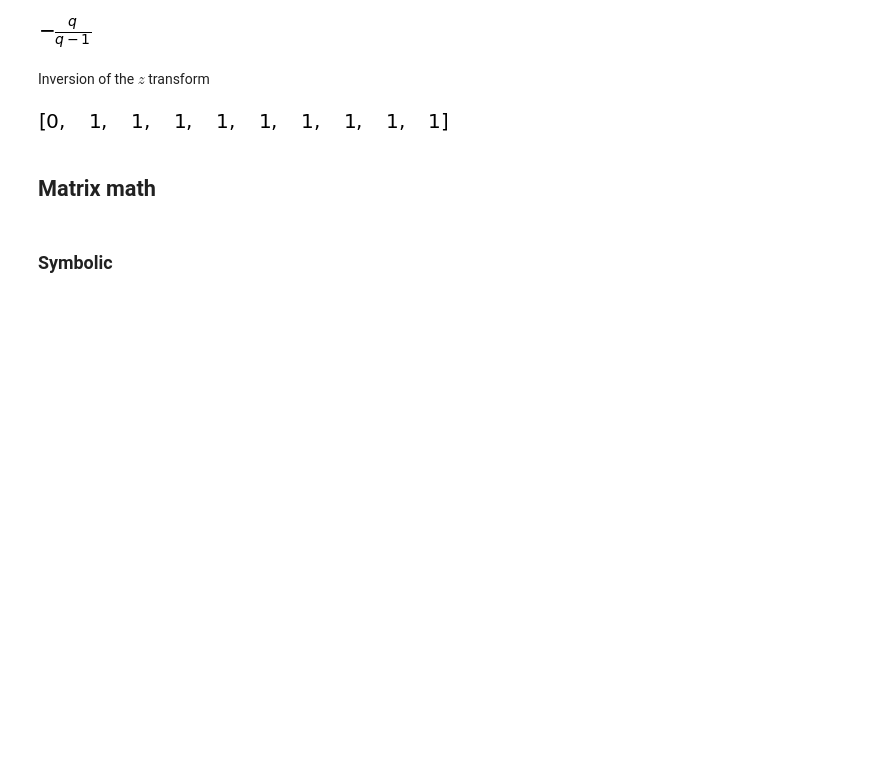
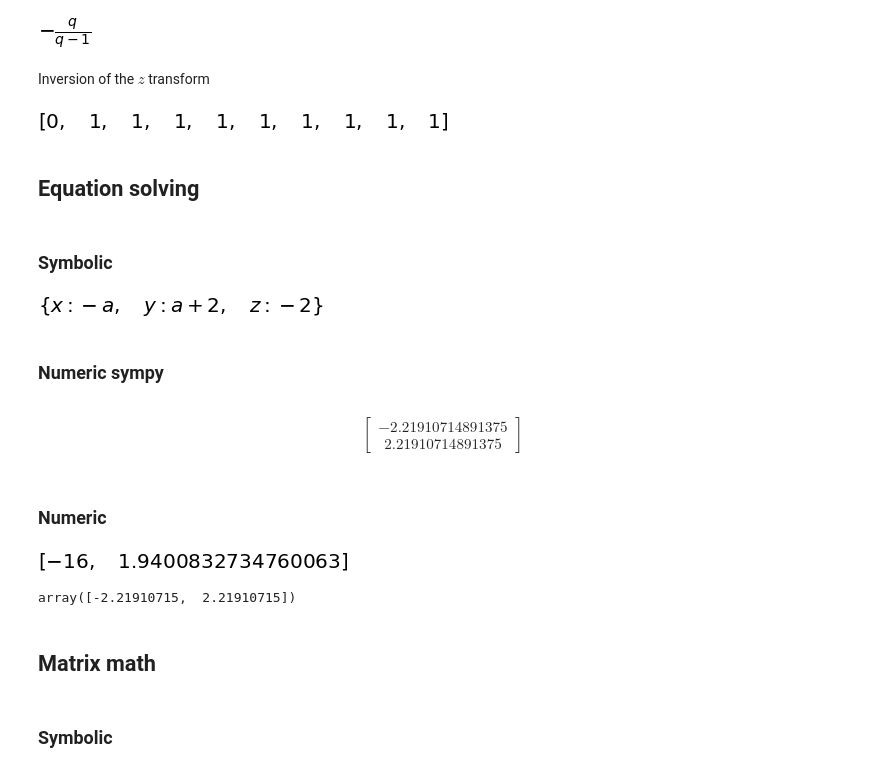
Before and after one commit to alchemyst/Dynamics-and-Control, a Jupyter notebook: 0_Getting_Started/Cheatsheet.ipynb, the cells around one changed output. Saved outputs shown, nothing was run; the diff lists cells and outputs as text; code cells hidden in the pictures; blank space fills up the shorter version.

Commit message:
Add equation solving

```diff
--- a/0_Getting_Started/Cheatsheet.ipynb
+++ b/0_Getting_Started/Cheatsheet.ipynb
@@ -129,3 +137,24 @@ def sampledvalues(fz, N):
 sampledvalues(Gz, 10)
 # %% [output]
 [figure]
+# %% [markdown]
+## Equation solving
+# %% [markdown]
+### Symbolic
+# %%
+x, y, z, a = sympy.symbols('x, y, z, a')
+residuals = [x + y - 2, y + z - a, x + y + z]
+unknowns = [x, y, z]
+sympy.solve(residuals, unknowns)
+# %% [output]
+[figure, added]
+# %% [markdown]
+### Numeric sympy
+# %%
+residuals = [2*x**2 - 2*y**2, sympy.sin(x) + sympy.log(y)]
+unknowns = [x, y]
+sympy.nsolve(residuals, unknowns, [1, 3])
+# %% [output]
+$$\left[\begin{matrix}-2.21910714891375\\2.21910714891375\end{matrix}\right]$$
+# %% [markdown]
+### Numeric
@@ -132,3 +169,11 @@ sampledvalues(Gz, 10)
+# %%
+residuals(starting_point)
+# %% [output]
+[figure, added]
+# %%
+scipy.optimize.fsolve(residuals, starting_point)
+# %% [output]
+array([-2.21910715,  2.21910715])
 # %% [markdown]
 ## Matrix math
 # %% [markdown]
```
Also changed, not shown: parts of 6 cells of this notebook.
